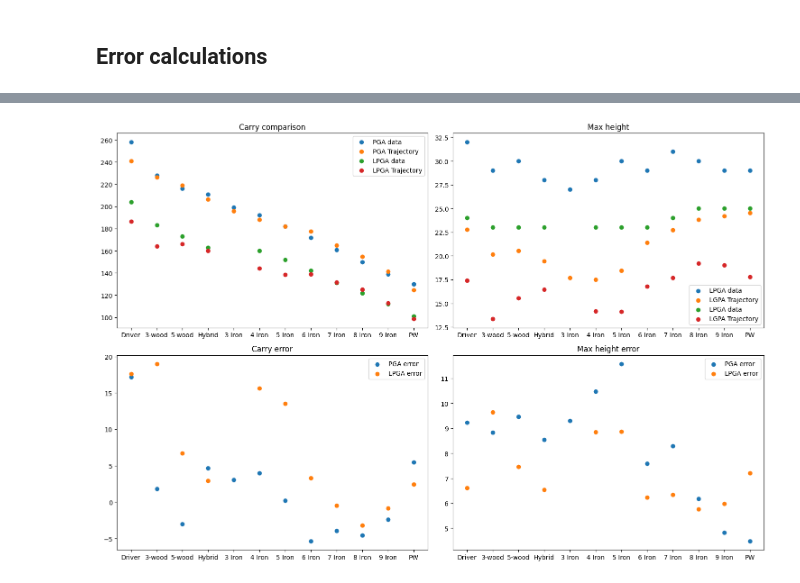
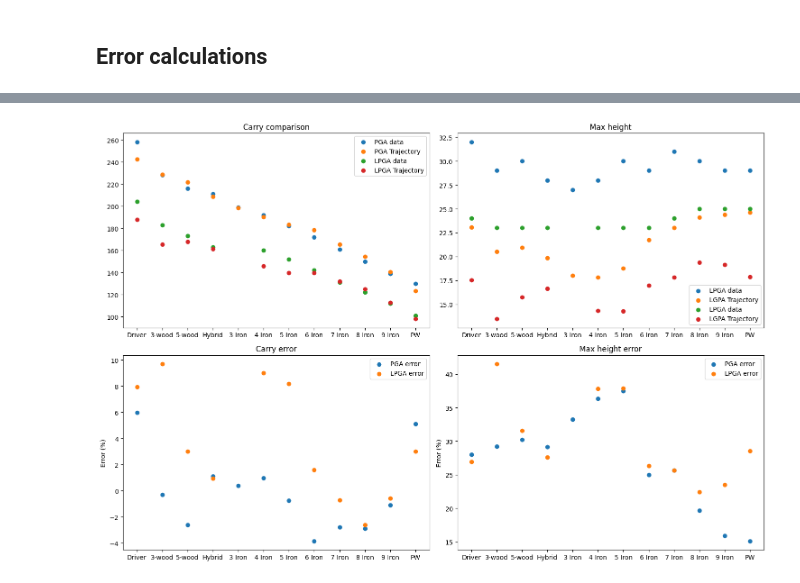
Before and after one commit to JacobManniche/Bachelor_legeplads, a Jupyter notebook: Tracer/PGA-LPGA-comparison.ipynb, the cells around one changed output, grey strips where cells are left out. Saved outputs shown, nothing was run; the diff lists cells and outputs as text; code cells hidden in the pictures.

```diff
--- a/Tracer/PGA-LPGA-comparison.ipynb
+++ b/Tracer/PGA-LPGA-comparison.ipynb
@@ -143,38 +143,37 @@ print(maxheight_lpga)
 # %%
 fig, axes = plt.subplots(2, 2, figsize=(15, 10))
 
 # Top-left
 axes[0, 0].scatter(df_pga['Club'], df_pga['Carry (m)'],label='PGA data')
 axes[0, 0].scatter(df_pga['Club'], carry_pga, label='PGA Trajectory')
 axes[0, 0].scatter(df_lpga['Club'], df_lpga['Carry (m)'],label='LPGA data')
 axes[0, 0].scatter(df_lpga['Club'], carry_lpga, label='LPGA Trajectory')
 axes[0, 0].set_title("Carry comparison")
 axes[0, 0].legend()
 
 # Top-right
 axes[0, 1].scatter(df_pga['Club'], df_pga['Max Height (m)'],label='LPGA data')
 axes[0, 1].scatter(df_pga['Club'], maxheight_pga, label='LGPA Trajectory')
 axes[0, 1].scatter(df_lpga['Club'], df_lpga['Max Height (m)'],label='LPGA data')
 axes[0, 1].scatter(df_lpga['Club'], maxheight_lpga, label='LGPA Trajectory')
 axes[0, 1].set_title("Max height")
 axes[0, 1].legend()
 
-def rmse(predictions, targets):
-    return np.sqrt(((predictions - targets) ** 2).mean())
-
 # Bottom-left
-axes[1, 0].scatter(df_pga['Club'], df_pga['Carry (m)'] - carry_pga, label='PGA error')
-axes[1, 0].scatter(df_lpga['Club'], df_lpga['Carry (m)'] - carry_lpga, label='LPGA error')
+axes[1, 0].scatter(df_pga['Club'], ((df_pga['Carry (m)'] - carry_pga)/df_pga['Carry (m)'])*100, label='PGA error')
+axes[1, 0].scatter(df_lpga['Club'], ((df_lpga['Carry (m)'] - carry_lpga)/df_lpga['Carry (m)'])*100, label='LPGA error')
 axes[1, 0].set_title("Carry error")
+axes[1, 0].set_ylabel('Error (%)')
 axes[1, 0].legend()
 
 # Bottom-right
-axes[1, 1].scatter(df_pga['Club'], df_pga['Max Height (m)'] - maxheight_pga, label='PGA error')
-axes[1, 1].scatter(df_lpga['Club'], df_lpga['Max Height (m)'] - maxheight_lpga, label='LPGA error')
+axes[1, 1].scatter(df_pga['Club'], ((df_pga['Max Height (m)'] - maxheight_pga)/df_pga['Max Height (m)'])*100, label='PGA error')
+axes[1, 1].scatter(df_lpga['Club'], ((df_lpga['Max Height (m)'] - maxheight_lpga)/df_lpga['Max Height (m)'])*100, label='LPGA error')
 axes[1, 1].set_title("Max height error")
+axes[1, 1].set_ylabel('Error (%)')
 axes[1, 1].legend()
 
 plt.tight_layout()
 plt.show()
 # %% [output]
-[figure, old version]
+[figure, new version]
```
Also changed, not shown: parts of 2 cells of this notebook, 1 other file.
